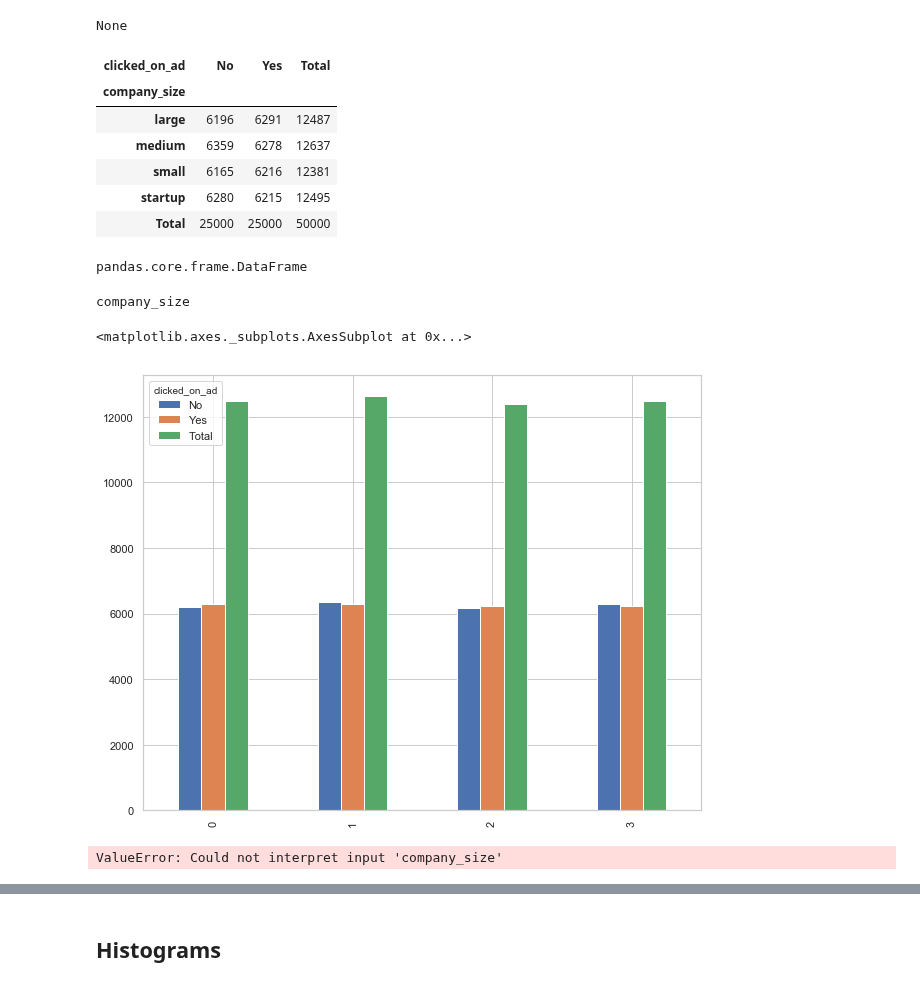
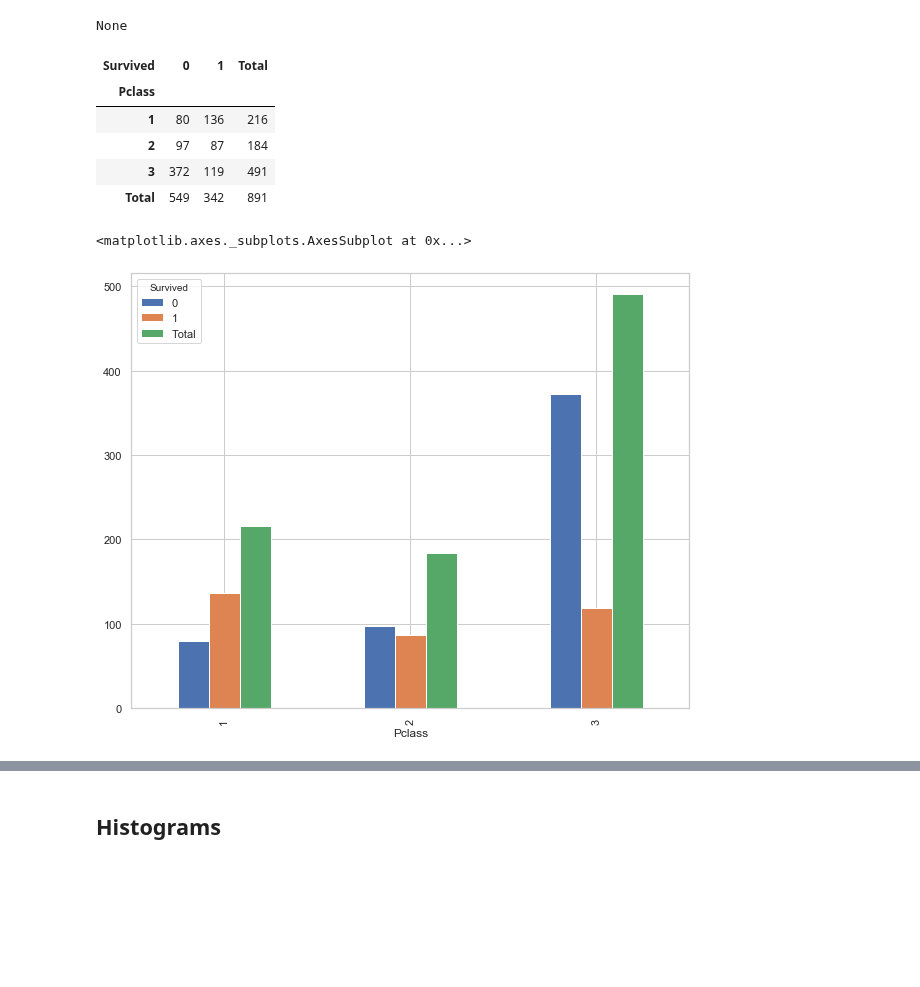
Before and after one commit to jsedoc/NYU-Projects-in-Programming-Fall-2019, a Jupyter notebook: (Class 7) Data Visualization/Data Visualization Solved.ipynb, the cells around one changed output, grey strips where cells are left out. Saved outputs shown, nothing was run; the diff lists cells and outputs as text; code cells hidden in the pictures; blank space fills up the shorter version.

```diff
--- a/(Class 7) Data Visualization/Data Visualization Solved.ipynb
+++ b/(Class 7) Data Visualization/Data Visualization Solved.ipynb
@@ -161,0 +169,6 @@ pandas.core.series.Series
+# %%
+data = pd.read_csv("/Users/siegmanA/Desktop/NYU-Projects-in-Programming-Fall-2019/(Class 7) Data Visualization/titanic_train.csv")
+
+# this dataset comes from Kaggle and can be found here: https://www.kaggle.com/c/titanic/data
+
+data.head()
@@ -179,36 +199,23 @@ print(data.index.name) # and there is no set index
 # %% [output]
 None
 # %%
-size_click = pd.crosstab(data['company_size'],data['clicked_on_ad'],margins=True,margins_name='Total')
+survivor_rate = pd.crosstab(data['Pclass'],data['Survived'],margins=True,margins_name='Total')
 
-# let's see the breakdown of ad clicks per company size
+# let's see the surviers per passenger class
 
-size_click
+survivor_rate
 # %% [output]
-| clicked_on_ad | No | Yes | Total |
-| company_size |  |  |  |
-| large | 6196 | 6291 | 12487 |
-| medium | 6359 | 6278 | 12637 |
-| small | 6165 | 6216 | 12381 |
-| startup | 6280 | 6215 | 12495 |
-| Total | 25000 | 25000 | 50000 |
+| Survived | 0 | 1 | Total |
+| Pclass |  |  |  |
+| 1 | 80 | 136 | 216 |
+| 2 | 97 | 87 | 184 |
+| 3 | 372 | 119 | 491 |
+| Total | 549 | 342 | 891 |
-# %%
-type(size_click) # note that it's being stored as a DataFrame...
-# %% [output]
-pandas.core.frame.DataFrame
-# %%
-print(size_click.index.name) # ...and the index is our "company_size" column
-# %% [output]
-company_size
 # %%
-size_click[:4].plot(kind='bar',figsize=(10,8))
+survivor_rate[:3].plot(kind='bar',figsize=(10,8))
 
 # here we can do a simple bar plot from our newly created dataframe
-# the [:4] is just so that we don't display the "Total"; try without the [:4] to see why
+# the [:3] is just so that we don't display the "Total"; try without the [:3] to see why
 # %% [output]
 <matplotlib.axes._subplots.AxesSubplot at 0x...>
-[figure, old version]
+[figure, new version]
-# %%
-sns.barplot(x='company_size',y='clicked_on_ad',data=size_click)
-# %% [output]
-ValueError: Could not interpret input 'company_size'
```
Also changed, not shown: parts of 21 cells of this notebook, 2 other files.
